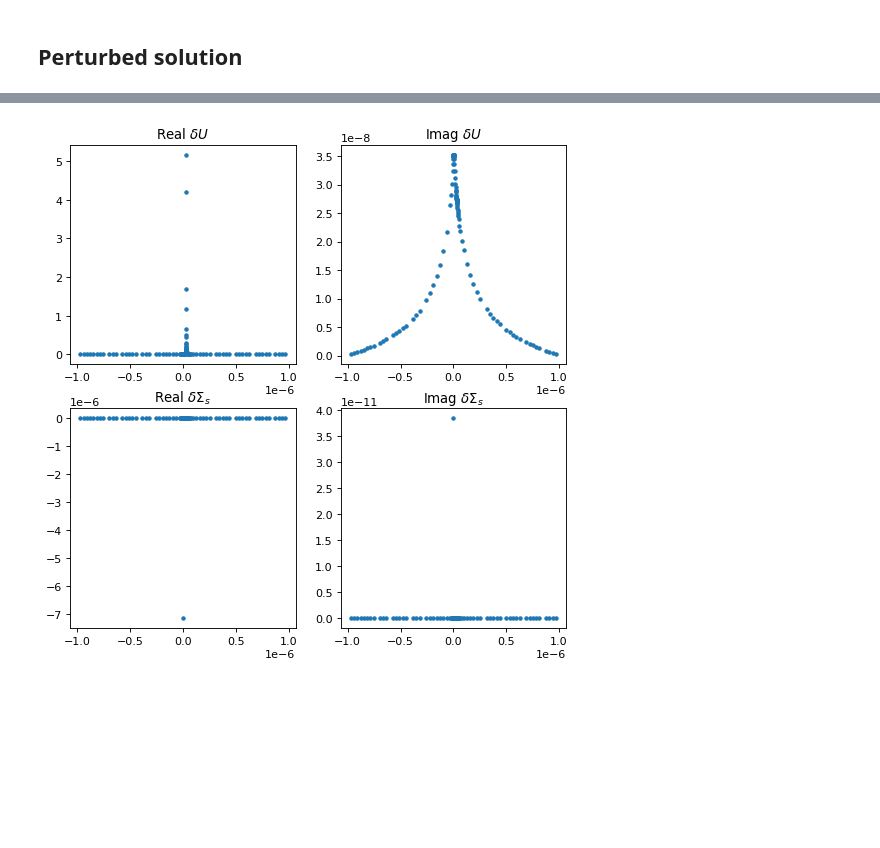
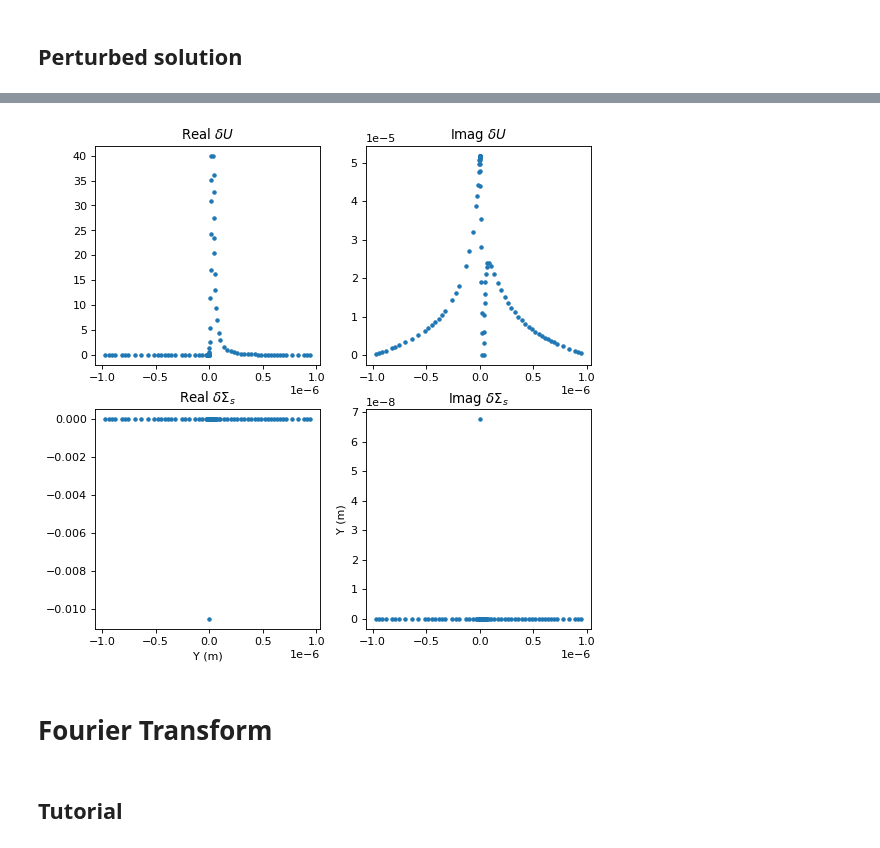
Before and after one commit to yuccadrew/sip, a Jupyter notebook: test_sphere_s62.ipynb, the cells around one changed output, grey strips where cells are left out. Saved outputs shown, nothing was run; the diff lists cells and outputs as text; code cells hidden in the pictures; blank space fills up the shorter version.

```diff
--- a/test_sphere_s62.ipynb
+++ b/test_sphere_s62.ipynb
@@ -4663,11 +4728,10 @@ def set_mesh():
     #define computational elements and boundaries
     in_active_zones=zones>=1 #True for elements used in computation
     #with_first_kind_bc=(edge_flags>=4)|(edge_flags==1) #True for nodes on first kind b.c.
-    with_first_kind_bc=(edge_flags==1)|(edge_flags==2) #True for nodes on first kind b.c.
-    with_first_kind_bc=with_first_kind_bc|(edge_flags==5)
-    with_first_kind_bc=with_first_kind_bc|(edge_flags==8)
-    with_first_kind_bc=with_first_kind_bc|(edge_flags==9)
-    with_third_kind_bc=edge_flags==3 #True for faces on third kind b.c.
+    with_first_kind_bc=(edge_flags>=1)&(edge_flags<=3) #True for nodes on first kind b.c.
+    with_first_kind_bc=with_first_kind_bc|(edge_flags==7)
+    with_first_kind_bc_nonzero=edge_flags==7 #equipotential surface
+    with_third_kind_bc=edge_flags==5 #True for faces on third kind b.c.
 
     nind_bc=np.argmin((nodes[:,0]-1000e-9)**2+(nodes[:,1]-0.0)**2)
     on_first_kind_bc=np.zeros(nnode,dtype=bool)
@@ -4677,7 +4741,7 @@ def set_mesh():
     in_air=zones==3
     in_electrolyte=zones==2
     in_solid=zones==1
-    in_stern=edge_flags==3
+    in_stern=edge_flags==5
 
 #     #more properties
 #     with_inner_bound=edge_flags==1
@@ -4699,8 +4763,9 @@ def set_mesh():
     mesh={'elements':elements,'nodes':nodes,'edges':edges,
           'in_active_zones':in_active_zones,
           'with_first_kind_bc':with_first_kind_bc,
+          'with_first_kind_bc_nonzero':with_first_kind_bc_nonzero,
+          'on_first_kind_bc':on_first_kind_bc,
           'with_third_kind_bc':with_third_kind_bc,
-          'on_first_kind_bc':on_first_kind_bc,
           'in_air':in_air,
           'in_electrolyte':in_electrolyte,
           'in_solid':in_solid,
@@ -5265,17 +5319,27 @@ plt.show()
 # %%
-tmp=3.333333333333334e-11
-mask=(nodes[:,0]==0)&(np.abs(nodes[:,1])<1000e-9)
-fig,ax=plt.subplots(2,2,figsize=(8,8),dpi=80)
-axs=ax.flatten()
-axs[0].plot(nodes[mask,1],np.real(unod[mask,0])/tmp,'.')
-axs[1].plot(nodes[mask,1],np.imag(unod[mask,0])/tmp,'.')
-axs[2].plot(nodes[mask,1],np.real(unod[mask,1])/tmp,'.')
-axs[3].plot(nodes[mask,1],np.imag(unod[mask,1])/tmp,'.')
+%matplotlib inline
+import matplotlib.pyplot as plt
 
-axs[0].set_title('Real $\delta U$')
-axs[1].set_title('Imag $\delta U$')
-axs[2].set_title('Real $\delta \Sigma_s$')
-axs[3].set_title('Imag $\delta \Sigma_s$')
-plt.show()
+if __name__=='__main__':
+    fig,ax=plt.subplots(2,2,figsize=(8,8),dpi=80)
+    axs=ax.flatten()
+
+    mask=(nodes[:,0]==0)&(np.abs(nodes[:,1])<1000e-9)
+    axs[0].plot(nodes[mask,1],np.real(unod[mask,0]),'.')
+    axs[1].plot(nodes[mask,1],np.imag(unod[mask,0]),'.')
+    axs[2].plot(nodes[mask,1],np.real(unod[mask,1]),'.')
+    axs[3].plot(nodes[mask,1],np.imag(unod[mask,1]),'.')
+
+    axs[0].set_title('Real $\delta U$')
+    axs[1].set_title('Imag $\delta U$')
+    axs[2].set_title('Real $\delta \Sigma_s$')
+    axs[3].set_title('Imag $\delta \Sigma_s$')
+    axs[2].set_xlabel('Y (m)')
+    axs[3].set_ylabel('Y (m)')
+    plt.show()
 # %% [output]
-[figure, old version]
+[figure, new version]
+# %% [markdown]
+# Fourier Transform
+# %% [markdown]
+## Tutorial
```
Also changed, not shown: parts of 13 cells of this notebook.
